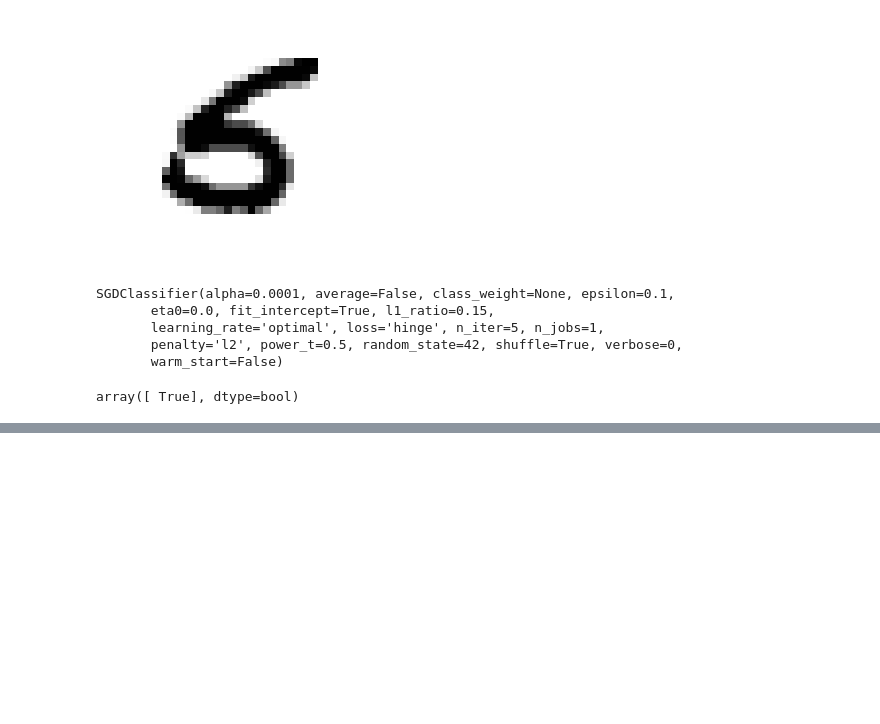
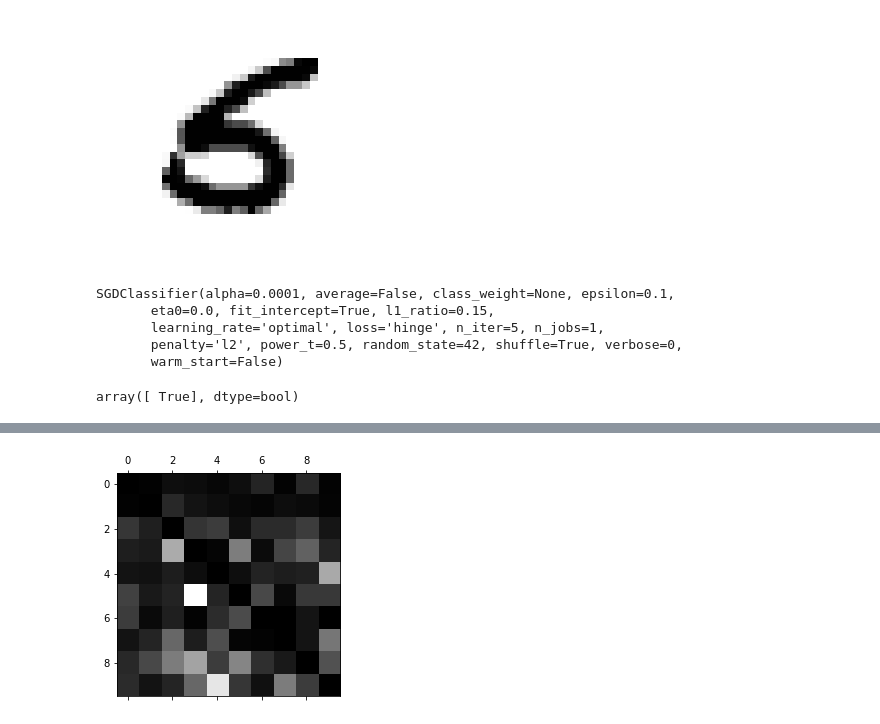
Before and after one commit to johngoddard/SciKitTFBook, a Jupyter notebook: mnist/Digits.ipynb, the cells around one changed output, grey strips where cells are left out. Cells and saved outputs as stored; diff of their text form; code cells hidden in the pictures; blank space fills up the shorter version.

```diff
--- a/mnist/Digits.ipynb
+++ b/mnist/Digits.ipynb
@@ -155,0 +296,6 @@ plt.title('Precision v. Recall')
+# %%
+np.fill_diagonal(norm_conf_mx, 0)
+plt.matshow(norm_conf_mx, cmap=plt.cm.gray)
+plt.show()
+# %% [output]
+[figure, added]
```
Also changed, not shown: parts of 37 cells of this notebook.
